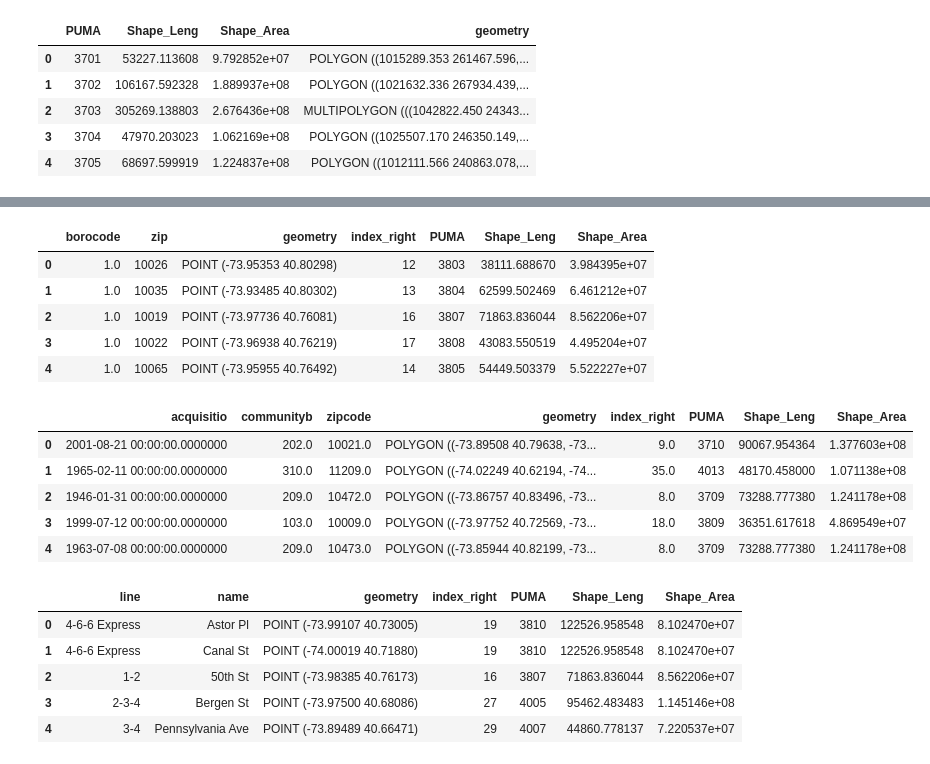
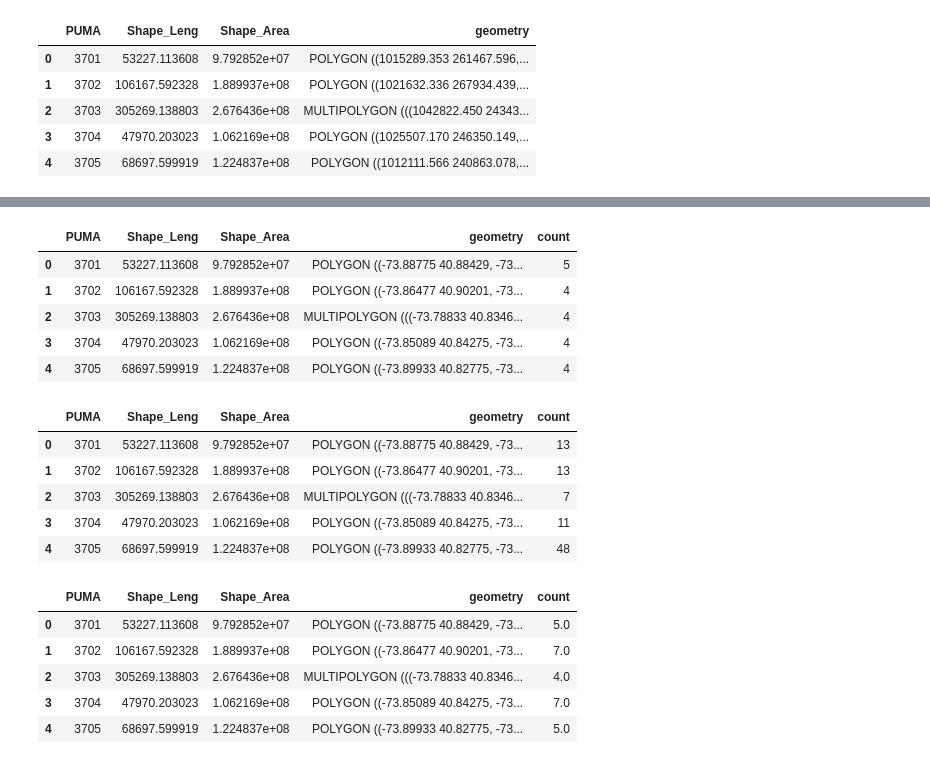
Before and after one commit to kirthi-b/QoL_NYC_Children, a Jupyter notebook: Access/Access.ipynb, the cells around one changed output, grey strips where cells are left out. Saved outputs shown, nothing was run; the diff lists cells and outputs as text; code cells hidden in the pictures.

```diff
--- a/Access/Access.ipynb
+++ b/Access/Access.ipynb
@@ -176,6 +170,6 @@ parks_gdf.head()
 | 3 | 1999-07-12 00:00:00.0000000 | 0.478000 | 152 AVENUE C | M | PARK | 2010-01-06 00:00:00.0000000 | 103.0 | 2.0 | M-03 | ... |
 | 4 | 1963-07-08 00:00:00.0000000 | 1.280000 | 880 UNDERHILL AVENUE | X | PARK | 2010-01-06 00:00:00.0000000 | 209.0 | 18.0 | X-09 | ... |
 # %%
-parks_gdf = parks_gdf[["acquisitio","communityb","zipcode","geometry"]]
+parks_gdf = parks_gdf[["address","communityb","zipcode","geometry"]]
 parks_gdf.head()
 # %% [output]
@@ -272,36 +329,78 @@ health_gdf.head()
 # %%
 lib_gdf = lib_gdf.sjoin(puma_gdf, how="left")
 lib_gdf = lib_gdf.dropna()
+lib_gdf = lib_gdf.groupby(
+    ['PUMA'],
+    as_index=False,
+)['name'].count()
+lib_gdf.columns = ['PUMA', 'count']
+lib_gdf = puma_gdf.merge(
+    lib_gdf,
+    on='PUMA',
+    how='left',
+)
+lib_gdf['count'].fillna(
+    0,
+    inplace=True,
+)
 lib_gdf.head()
 # %% [output]
-|  | borocode | zip | geometry | index_right | PUMA | Shape_Leng | Shape_Area |
-| 0 | 1.0 | 10026 | POINT (-73.95353 40.80298) | 12 | 3803 | 38111.688670 | 3.984395e+07 |
-| 1 | 1.0 | 10035 | POINT (-73.93485 40.80302) | 13 | 3804 | 62599.502469 | 6.461212e+07 |
-| 2 | 1.0 | 10019 | POINT (-73.97736 40.76081) | 16 | 3807 | 71863.836044 | 8.562206e+07 |
-| 3 | 1.0 | 10022 | POINT (-73.96938 40.76219) | 17 | 3808 | 43083.550519 | 4.495204e+07 |
-| 4 | 1.0 | 10065 | POINT (-73.95955 40.76492) | 14 | 3805 | 54449.503379 | 5.522227e+07 |
+|  | PUMA | Shape_Leng | Shape_Area | geometry | count |
+| 0 | 3701 | 53227.113608 | 9.792852e+07 | POLYGON ((-73.88775 40.88429, -73... | 5 |
+| 1 | 3702 | 106167.592328 | 1.889937e+08 | POLYGON ((-73.86477 40.90201, -73... | 4 |
+| 2 | 3703 | 305269.138803 | 2.676436e+08 | MULTIPOLYGON (((-73.78833 40.8346... | 4 |
+| 3 | 3704 | 47970.203023 | 1.062169e+08 | POLYGON ((-73.85089 40.84275, -73... | 4 |
+| 4 | 3705 | 68697.599919 | 1.224837e+08 | POLYGON ((-73.89933 40.82775, -73... | 4 |
 # %%
 parks_gdf = parks_gdf.sjoin(puma_gdf, how="left")
 parks_gdf = parks_gdf.dropna()
+parks_gdf = parks_gdf.groupby(
+    ['PUMA'],
+    as_index=False,
+)['address'].count()
+parks_gdf.columns = ['PUMA', 'count']
+parks_gdf = puma_gdf.merge(
+    parks_gdf,
+    on='PUMA',
+    how='left',
+)
+parks_gdf['count'].fillna(
+    0,
+    inplace=True,
+)
 parks_gdf.head()
 # %% [output]
-|  | acquisitio | communityb | zipcode | geometry | index_right | PUMA | Shape_Leng | Shape_Area |
-| 0 | 2001-08-21 00:00:00.0000000 | 202.0 | 10021.0 | POLYGON ((-73.89508 40.79638, -73... | 9.0 | 3710 | 90067.954364 | 1.377603e+08 |
-| 1 | 1965-02-11 00:00:00.0000000 | 310.0 | 11209.0 | POLYGON ((-74.02249 40.62194, -74... | 35.0 | 4013 | 48170.458000 | 1.071138e+08 |
-| 2 | 1946-01-31 00:00:00.0000000 | 209.0 | 10472.0 | POLYGON ((-73.86757 40.83496, -73... | 8.0 | 3709 | 73288.777380 | 1.241178e+08 |
-| 3 | 1999-07-12 00:00:00.0000000 | 103.0 | 10009.0 | POLYGON ((-73.97752 40.72569, -73... | 18.0 | 3809 | 36351.617618 | 4.869549e+07 |
-| 4 | 1963-07-08 00:00:00.0000000 | 209.0 | 10473.0 | POLYGON ((-73.85944 40.82199, -73... | 8.0 | 3709 | 73288.777380 | 1.241178e+08 |
+|  | PUMA | Shape_Leng | Shape_Area | geometry | count |
+| 0 | 3701 | 53227.113608 | 9.792852e+07 | POLYGON ((-73.88775 40.88429, -73... | 13 |
+| 1 | 3702 | 106167.592328 | 1.889937e+08 | POLYGON ((-73.86477 40.90201, -73... | 13 |
+| 2 | 3703 | 305269.138803 | 2.676436e+08 | MULTIPOLYGON (((-73.78833 40.8346... | 7 |
+| 3 | 3704 | 47970.203023 | 1.062169e+08 | POLYGON ((-73.85089 40.84275, -73... | 11 |
+| 4 | 3705 | 68697.599919 | 1.224837e+08 | POLYGON ((-73.89933 40.82775, -73... | 48 |
 # %%
 sub_gdf = sub_gdf.sjoin(puma_gdf, how="left")
 sub_gdf = sub_gdf.dropna()
+sub_gdf = sub_gdf.groupby(
+    ['PUMA'],
+    as_index=False,
+)['name'].count()
+sub_gdf.columns = ['PUMA', 'count']
+sub_gdf = puma_gdf.merge(
+    sub_gdf,
+    on='PUMA',
+    how='left',
+)
+sub_gdf['count'].fillna(
+    0,
+    inplace=True,
+)
 sub_gdf.head()
 # %% [output]
-|  | line | name | geometry | index_right | PUMA | Shape_Leng | Shape_Area |
-| 0 | 4-6-6 Express | Astor Pl | POINT (-73.99107 40.73005) | 19 | 3810 | 122526.958548 | 8.102470e+07 |
-| 1 | 4-6-6 Express | Canal St | POINT (-74.00019 40.71880) | 19 | 3810 | 122526.958548 | 8.102470e+07 |
-| 2 | 1-2 | 50th St | POINT (-73.98385 40.76173) | 16 | 3807 | 71863.836044 | 8.562206e+07 |
-| 3 | 2-3-4 | Bergen St | POINT (-73.97500 40.68086) | 27 | 4005 | 95462.483483 | 1.145146e+08 |
-| 4 | 3-4 | Pennsylvania Ave | POINT (-73.89489 40.66471) | 29 | 4007 | 44860.778137 | 7.220537e+07 |
+|  | PUMA | Shape_Leng | Shape_Area | geometry | count |
+| 0 | 3701 | 53227.113608 | 9.792852e+07 | POLYGON ((-73.88775 40.88429, -73... | 5.0 |
+| 1 | 3702 | 106167.592328 | 1.889937e+08 | POLYGON ((-73.86477 40.90201, -73... | 7.0 |
+| 2 | 3703 | 305269.138803 | 2.676436e+08 | MULTIPOLYGON (((-73.78833 40.8346... | 4.0 |
+| 3 | 3704 | 47970.203023 | 1.062169e+08 | POLYGON ((-73.85089 40.84275, -73... | 7.0 |
+| 4 | 3705 | 68697.599919 | 1.224837e+08 | POLYGON ((-73.89933 40.82775, -73... | 5.0 |
 # %%
 sub_gdf.to_file('sub_gdf.json')
 files.download('sub_gdf.json')
```
Also changed, not shown: parts of 15 cells of this notebook, 13 other files.
